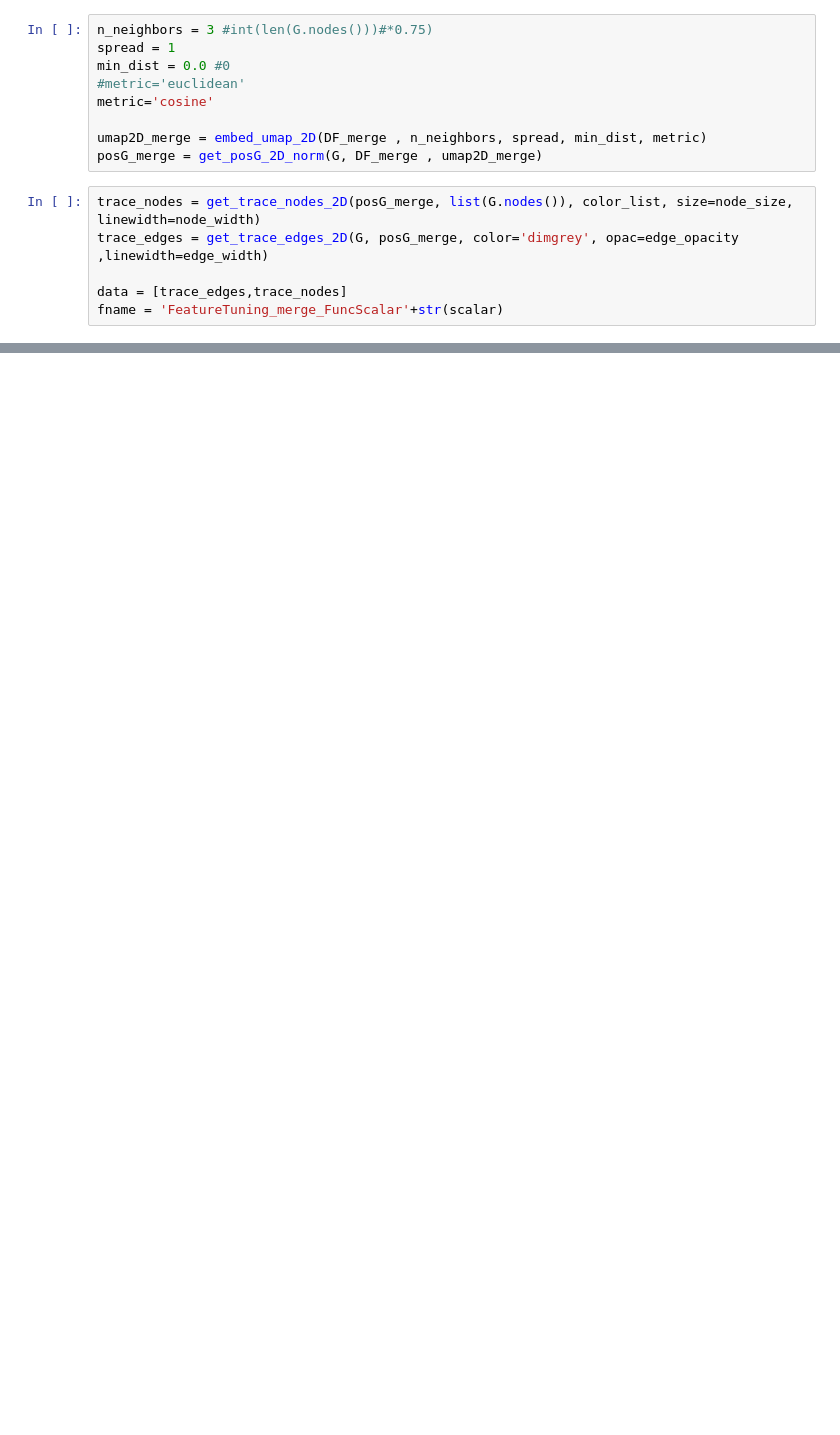
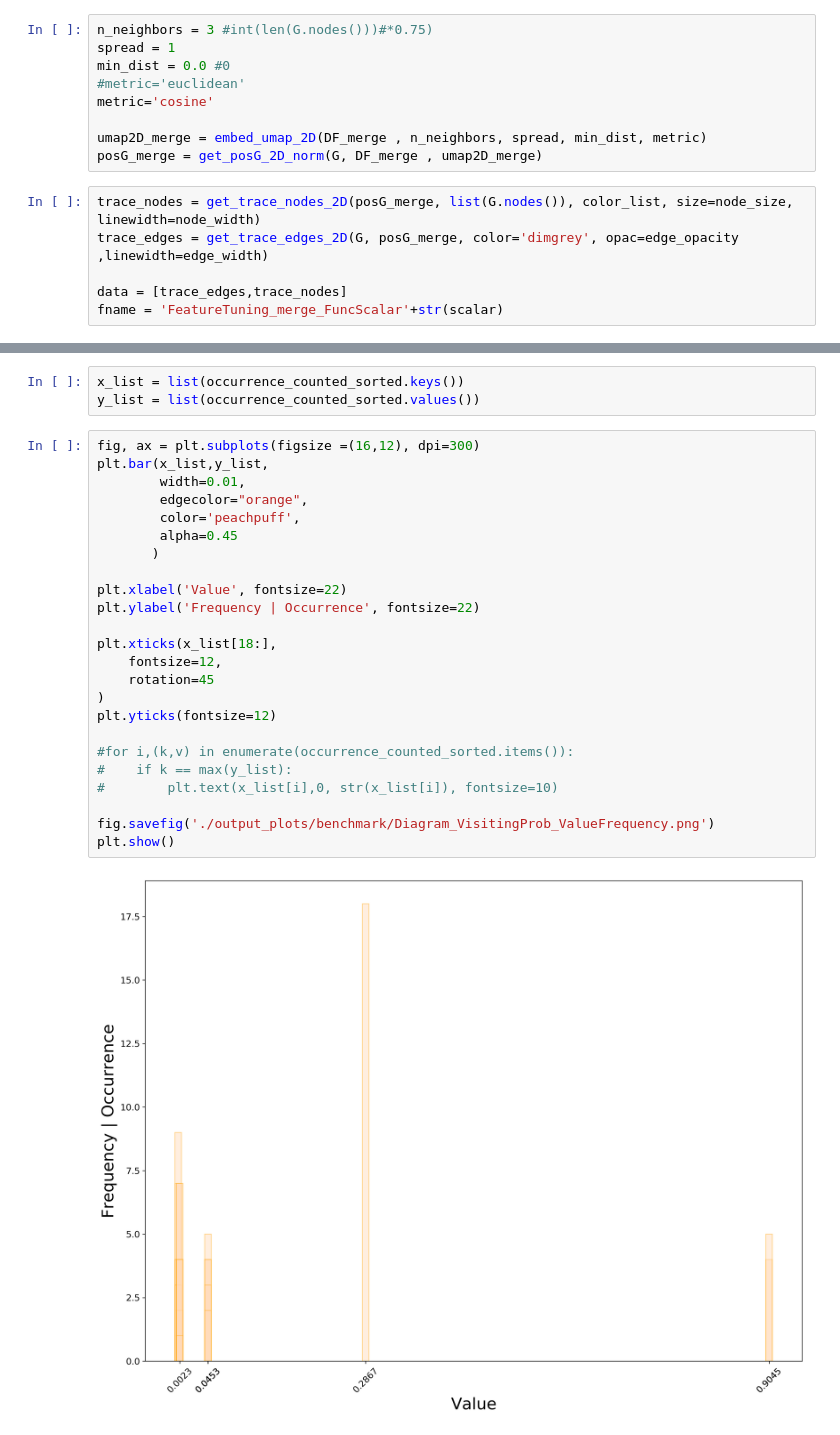
Before and after one commit to menchelab/CartoGRAPHs, a Jupyter notebook: cartoGRAPHs_FeatureTuning.ipynb, the cells around one changed output, grey strips where cells are left out. Cells and saved outputs as stored; diff of their text form; blank space fills up the shorter version.

```diff
--- a/cartoGRAPHs_FeatureTuning.ipynb
+++ b/cartoGRAPHs_FeatureTuning.ipynb
@@ -158,0 +205,29 @@ fig.show()
+# %%
+x_list = list(occurrence_counted_sorted.keys())
+y_list = list(occurrence_counted_sorted.values())
+# %%
+fig, ax = plt.subplots(figsize =(16,12), dpi=300)
+plt.bar(x_list,y_list,
+        width=0.01,
+        edgecolor="orange",
+        color='peachpuff',
+        alpha=0.45
+       )
+
+plt.xlabel('Value', fontsize=22)
+plt.ylabel('Frequency | Occurrence', fontsize=22)
+
+plt.xticks(x_list[18:],
+    fontsize=12,
+    rotation=45
+)
+plt.yticks(fontsize=12)
+
+#for i,(k,v) in enumerate(occurrence_counted_sorted.items()):
+#    if k == max(y_list):
+#        plt.text(x_list[i],0, str(x_list[i]), fontsize=10)
+
+fig.savefig('./output_plots/benchmark/Diagram_VisitingProb_ValueFrequency.png')
+plt.show()
+# %% [output]
+[figure, added]
```
Also changed, not shown: parts of 8 cells of this notebook, 11 other files.
